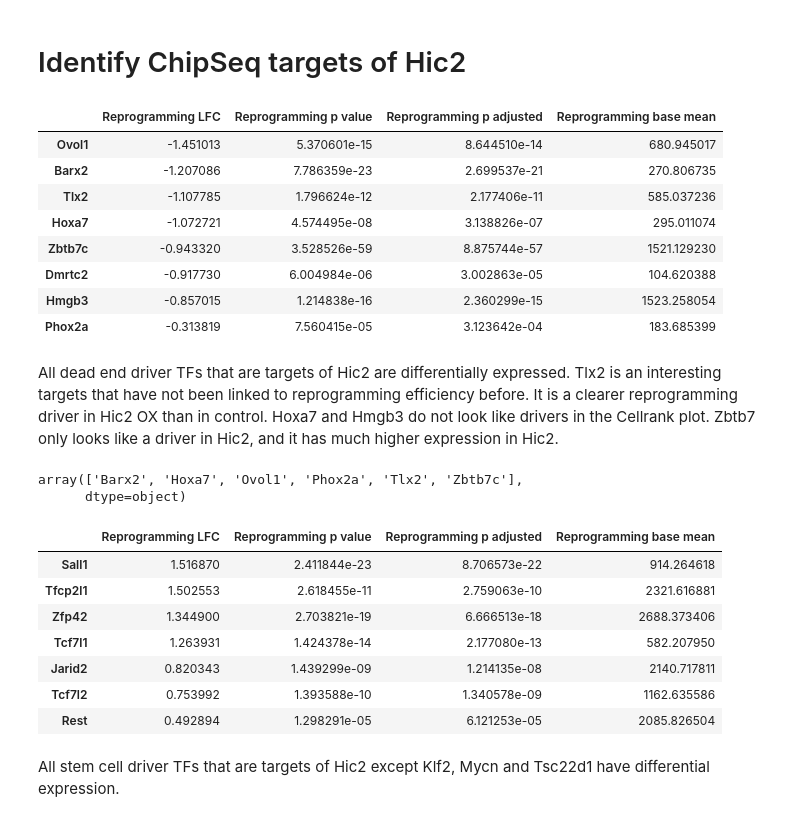
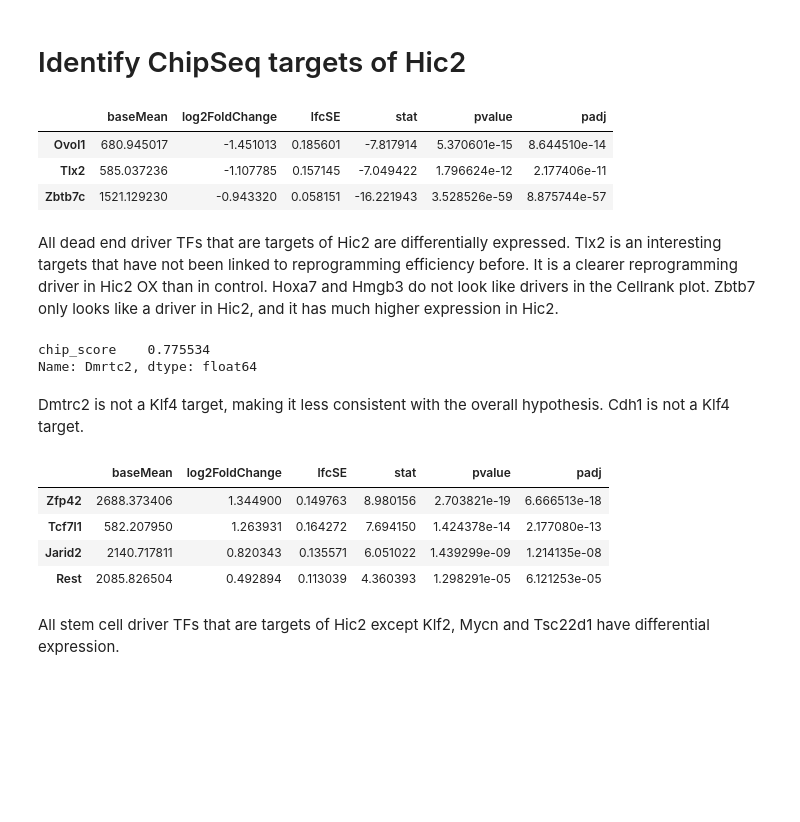
Before and after one commit to logolyte/hic2_masters_project, a Jupyter notebook: Gene regulatory network.ipynb, the cells around one changed output. Saved outputs shown, nothing was run; the diff lists cells and outputs as text; code cells hidden in the pictures; blank space fills up the shorter version.

Commit message:
Differential expression analysis with SCVI

```diff
--- a/Gene regulatory network.ipynb
+++ b/Gene regulatory network.ipynb
@@ -80,8 +80,11 @@ shared_targets = numpy.intersect1d(hic2_targets, klf4_targets)
 # %%
 # Load bulk differential expression results
 
-bulk_de = pandas.read_csv("RNA Sequencing Data/bulk_differential_expression.csv", index_col=0)
+bulk_de = pandas.read_csv("RNA Sequencing Data/bulk_differential_expression_combined.csv", index_col=0)
 bulk_metadata = pandas.read_csv("RNA Sequencing Data/bulk_sequencing_metadata.csv", index_col=0)
 samples = bulk_metadata.index.to_list()
 reprogramming_columns = bulk_de.columns[bulk_de.columns.str.contains("Reprogramming")]
-reprogramming_de = bulk_de[reprogramming_columns]
+reprogramming_de = pandas.read_csv("RNA Sequencing Data/bulk_differential_expression_reprogramming.csv", index_col=0)
+mef_de = pandas.read_csv("RNA Sequencing Data/bulk_differential_expression_mef.csv", index_col=0)
+mesc_de = pandas.read_csv("RNA Sequencing Data/bulk_differential_expression_mesc.csv", index_col=0)
+ipsc_de = pandas.read_csv("RNA Sequencing Data/bulk_differential_expression_ipsc.csv", index_col=0)
@@ -91,61 +220,53 @@ reprogramming_de = bulk_de[reprogramming_columns]
 # Variable genes and Cellrank drivers
 variable_genes = adata.var_names.to_numpy()
 variable_in_bulk = numpy.intersect1d(variable_genes, bulk_de.index.to_numpy())
-stem_cell_drivers = driver_df.sort_values("Day 12 Control_corr", ascending=True).head(200).index.to_numpy()
-dead_end_drivers = driver_df.sort_values("Day 12 Control_corr", ascending=False).head(200).index.to_numpy()
+stem_cell_drivers = driver_df.sort_values("Day 12 Control_corr", ascending=True).head(100).index.to_numpy()
+dead_end_drivers = driver_df.sort_values("Day 12 Control_corr", ascending=False).head(100).index.to_numpy()
 # %%
 # Load list of transcription factors
 
 tf_df = pandas.read_csv("ChIP Sequencing Data/Mus_musculus_TF.txt", sep="\t")
 tf_array = tf_df["Symbol"].to_numpy()
 # %%
-differentially_expressed_genes = reprogramming_de.loc[variable_in_bulk].query("`Reprogramming p adjusted` < 0.05").index.to_numpy()
+differentially_expressed_genes = reprogramming_de.loc[variable_in_bulk].query("padj < 0.05").index.to_numpy()
 # %%
 # Find Hic2 target TFs that change significantly during reprogramming
 
 # All target transcription factors
-target_tfs = numpy.intersect1d(hic2_targets, tf_array)
+target_tfs = numpy.intersect1d(shared_targets, tf_array)
 
 # Target transcription factors for which Hic2 changes expression significantly
 de_target_tfs = numpy.intersect1d(target_tfs, differentially_expressed_genes)
 # %%
 # Differentially expressed targets that are drivers of dead end
 
 de_dead_end_drivers = numpy.intersect1d(de_target_tfs, dead_end_drivers)
-reprogramming_de.loc[de_dead_end_drivers].sort_values("Reprogramming LFC")
+reprogramming_de.loc[de_dead_end_drivers].sort_values("log2FoldChange")
 # %% [output]
-|  | Reprogramming LFC | Reprogramming p value | Reprogramming p adjusted | Reprogramming base mean |
-| Ovol1 | -1.451013 | 5.370601e-15 | 8.644510e-14 | 680.945017 |
-| Barx2 | -1.207086 | 7.786359e-23 | 2.699537e-21 | 270.806735 |
-| Tlx2 | -1.107785 | 1.796624e-12 | 2.177406e-11 | 585.037236 |
-| Hoxa7 | -1.072721 | 4.574495e-08 | 3.138826e-07 | 295.011074 |
-| Zbtb7c | -0.943320 | 3.528526e-59 | 8.875744e-57 | 1521.129230 |
-| Dmrtc2 | -0.917730 | 6.004984e-06 | 3.002863e-05 | 104.620388 |
-| Hmgb3 | -0.857015 | 1.214838e-16 | 2.360299e-15 | 1523.258054 |
-| Phox2a | -0.313819 | 7.560415e-05 | 3.123642e-04 | 183.685399 |
+|  | baseMean | log2FoldChange | lfcSE | stat | pvalue | padj |
+| Ovol1 | 680.945017 | -1.451013 | 0.185601 | -7.817914 | 5.370601e-15 | 8.644510e-14 |
+| Tlx2 | 585.037236 | -1.107785 | 0.157145 | -7.049422 | 1.796624e-12 | 2.177406e-11 |
+| Zbtb7c | 1521.129230 | -0.943320 | 0.058151 | -16.221943 | 3.528526e-59 | 8.875744e-57 |
 # %% [markdown]
 All dead end driver TFs that are targets of Hic2 are differentially expressed. Tlx2 is an interesting targets that have not been linked to reprogramming efficiency before. It is a clearer reprogramming driver in Hic2 OX than in control. Hoxa7 and Hmgb3 do not look like drivers in the Cellrank plot. Zbtb7 only looks like a driver in Hic2, and it has much higher expression in Hic2.
-# %%
-# Check which of them are also targets of Klf4
-
-numpy.intersect1d(de_dead_end_drivers, klf4_targets)
-# %% [output]
-array(['Barx2', 'Hoxa7', 'Ovol1', 'Phox2a', 'Tlx2', 'Zbtb7c'],
-      dtype=object)
+# %%
+hic2_target_scores.loc["Dmrtc2"]
+# %% [output]
+chip_score    0.775534
+Name: Dmrtc2, dtype: float64
+# %% [markdown]
+Dmtrc2 is not a Klf4 target, making it less consistent with the overall hypothesis. Cdh1 is not a Klf4 target.
 # %%
 # Differentially expressed targets that are drivers of stem cells
 
 de_stem_cell_drivers = numpy.intersect1d(de_target_tfs, stem_cell_drivers)
-reprogramming_de.loc[de_stem_cell_drivers].sort_values("Reprogramming LFC", ascending=False)
+reprogramming_de.loc[de_stem_cell_drivers].sort_values("log2FoldChange", ascending=False)
 # %% [output]
-|  | Reprogramming LFC | Reprogramming p value | Reprogramming p adjusted | Reprogramming base mean |
-| Sall1 | 1.516870 | 2.411844e-23 | 8.706573e-22 | 914.264618 |
-| Tfcp2l1 | 1.502553 | 2.618455e-11 | 2.759063e-10 | 2321.616881 |
-| Zfp42 | 1.344900 | 2.703821e-19 | 6.666513e-18 | 2688.373406 |
-| Tcf7l1 | 1.263931 | 1.424378e-14 | 2.177080e-13 | 582.207950 |
-| Jarid2 | 0.820343 | 1.439299e-09 | 1.214135e-08 | 2140.717811 |
-| Tcf7l2 | 0.753992 | 1.393588e-10 | 1.340578e-09 | 1162.635586 |
-| Rest | 0.492894 | 1.298291e-05 | 6.121253e-05 | 2085.826504 |
+|  | baseMean | log2FoldChange | lfcSE | stat | pvalue | padj |
+| Zfp42 | 2688.373406 | 1.344900 | 0.149763 | 8.980156 | 2.703821e-19 | 6.666513e-18 |
+| Tcf7l1 | 582.207950 | 1.263931 | 0.164272 | 7.694150 | 1.424378e-14 | 2.177080e-13 |
+| Jarid2 | 2140.717811 | 0.820343 | 0.135571 | 6.051022 | 1.439299e-09 | 1.214135e-08 |
+| Rest | 2085.826504 | 0.492894 | 0.113039 | 4.360393 | 1.298291e-05 | 6.121253e-05 |
 # %% [markdown]
 All stem cell driver TFs that are targets of Hic2 except Klf2, Mycn and Tsc22d1 have differential expression.
 # %%
```
Also changed, not shown: parts of 38 cells of this notebook, 2 other files.
